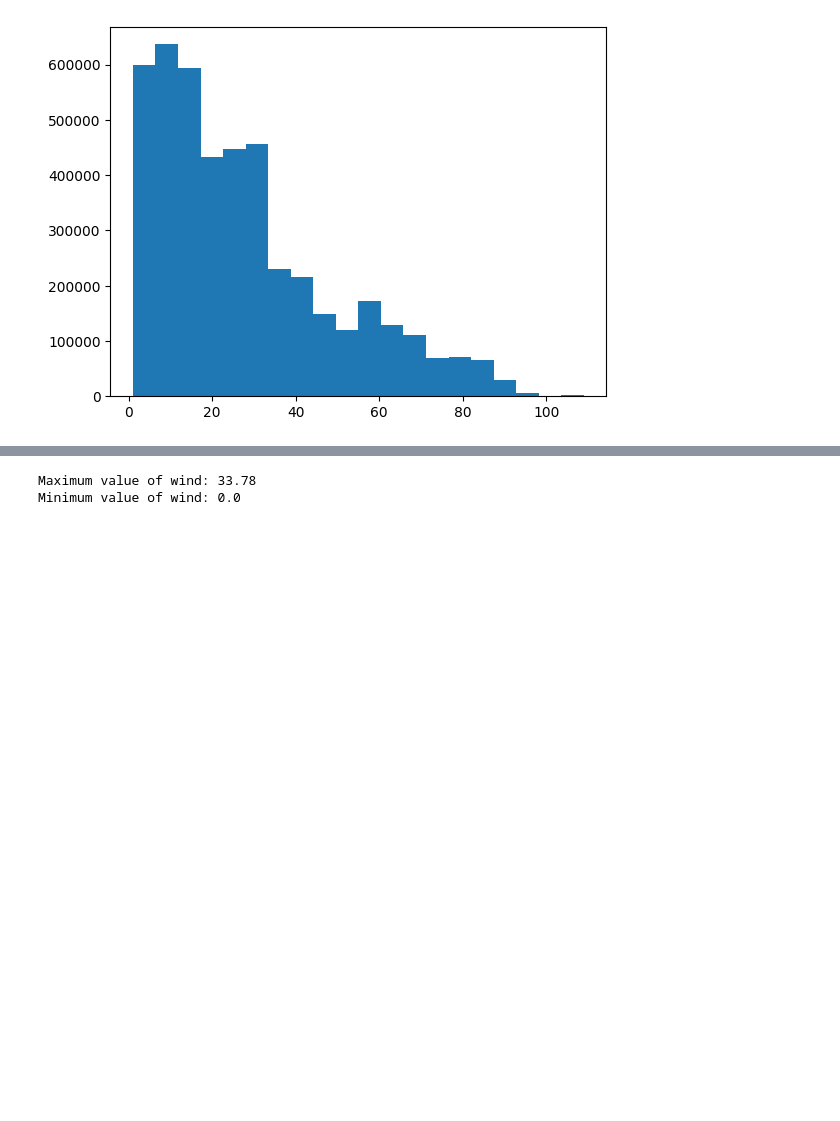
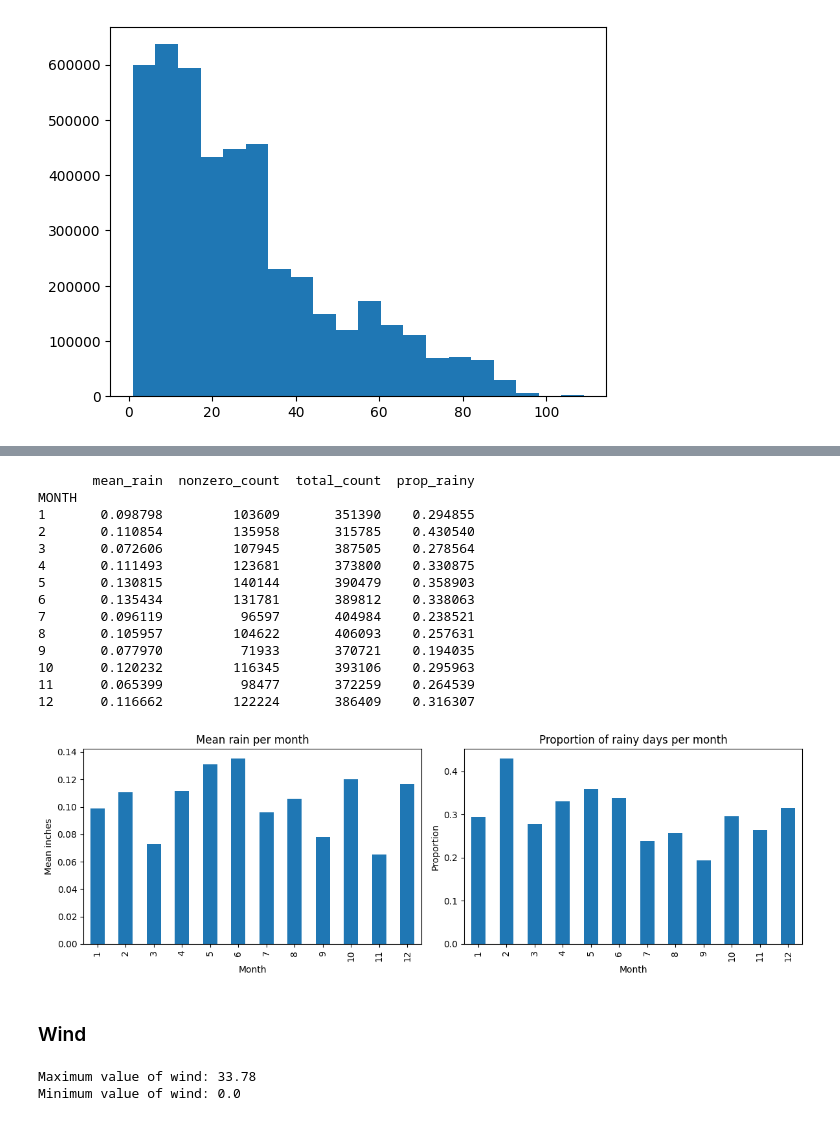
Before and after one commit to mariatmvendas/mbml_project, a Jupyter notebook: EDA.ipynb, the cells around one changed output, grey strips where cells are left out. Cells and saved outputs as stored; diff of their text form; code cells hidden in the pictures; blank space fills up the shorter version.

```diff
--- a/EDA.ipynb
+++ b/EDA.ipynb
@@ -143,3 +167,56 @@ Minimum value of precipitation: 0.0
+# %%
+# mean rain per month
+rain_per_month = df.groupby('MONTH')['PRCP'].mean()
+
+# number of non-zero rain observations per month
+nonzero_per_month = df[df['PRCP'] > 0].groupby('MONTH')['PRCP'].count()
+
+# total observations per month (to compute proportion)
+total_per_month = df.groupby('MONTH')['PRCP'].count()
+
+# proportion of rainy days per month
+prop_rainy = nonzero_per_month / total_per_month
+
+summary = pd.DataFrame({
+    'mean_rain': rain_per_month,
+    'nonzero_count': nonzero_per_month,
+    'total_count': total_per_month,
+    'prop_rainy': prop_rainy
+})
+
+print(summary)
+
+# plot both side by side
+fig, axes = plt.subplots(1, 2, figsize=(12, 4))
+
+rain_per_month.plot(kind='bar', ax=axes[0], title='Mean rain per month')
+axes[0].set_xlabel('Month')
+axes[0].set_ylabel('Mean inches')
+
+prop_rainy.plot(kind='bar', ax=axes[1], title='Proportion of rainy days per month')
+axes[1].set_xlabel('Month')
+axes[1].set_ylabel('Proportion')
+
+plt.tight_layout()
+plt.show()
+# %% [output]
+       mean_rain  nonzero_count  total_count  prop_rainy
+MONTH
+1       0.098798         103609       351390    0.294855
+2       0.110854         135958       315785    0.430540
+3       0.072606         107945       387505    0.278564
+4       0.111493         123681       373800    0.330875
+5       0.130815         140144       390479    0.358903
+6       0.135434         131781       389812    0.338063
+7       0.096119          96597       404984    0.238521
+8       0.105957         104622       406093    0.257631
+9       0.077970          71933       370721    0.194035
+10      0.120232         116345       393106    0.295963
+11      0.065399          98477       372259    0.264539
+12      0.116662         122224       386409    0.316307
+[figure, added]
+# %% [markdown]
+### Wind
 # %%
 print(f"Maximum value of wind: {df_train["WIND"].max()}")
 print(f"Minimum value of wind: {df_train["WIND"].min()}")
```
Also changed, not shown: parts of 17 cells of this notebook, 1 other file.
